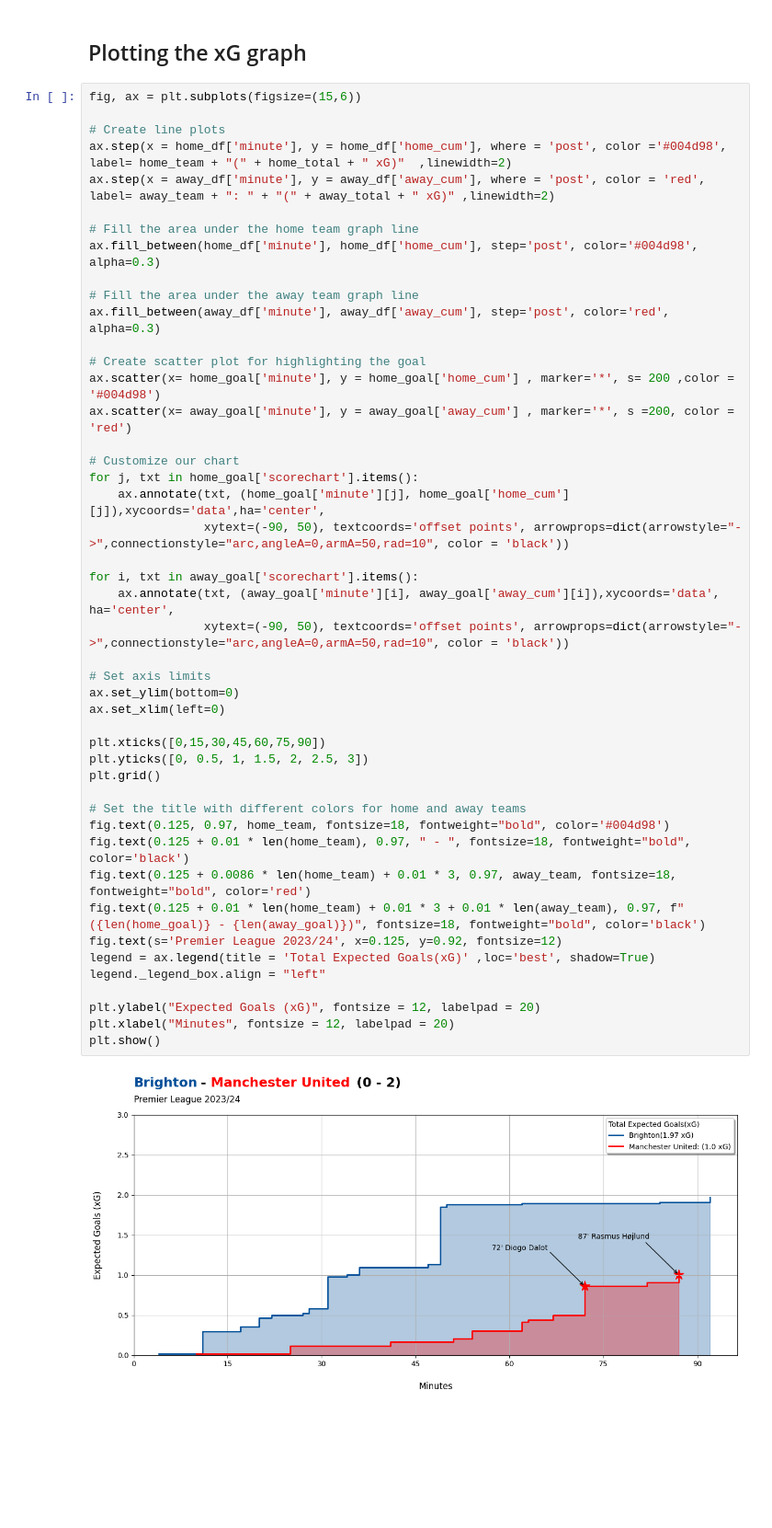
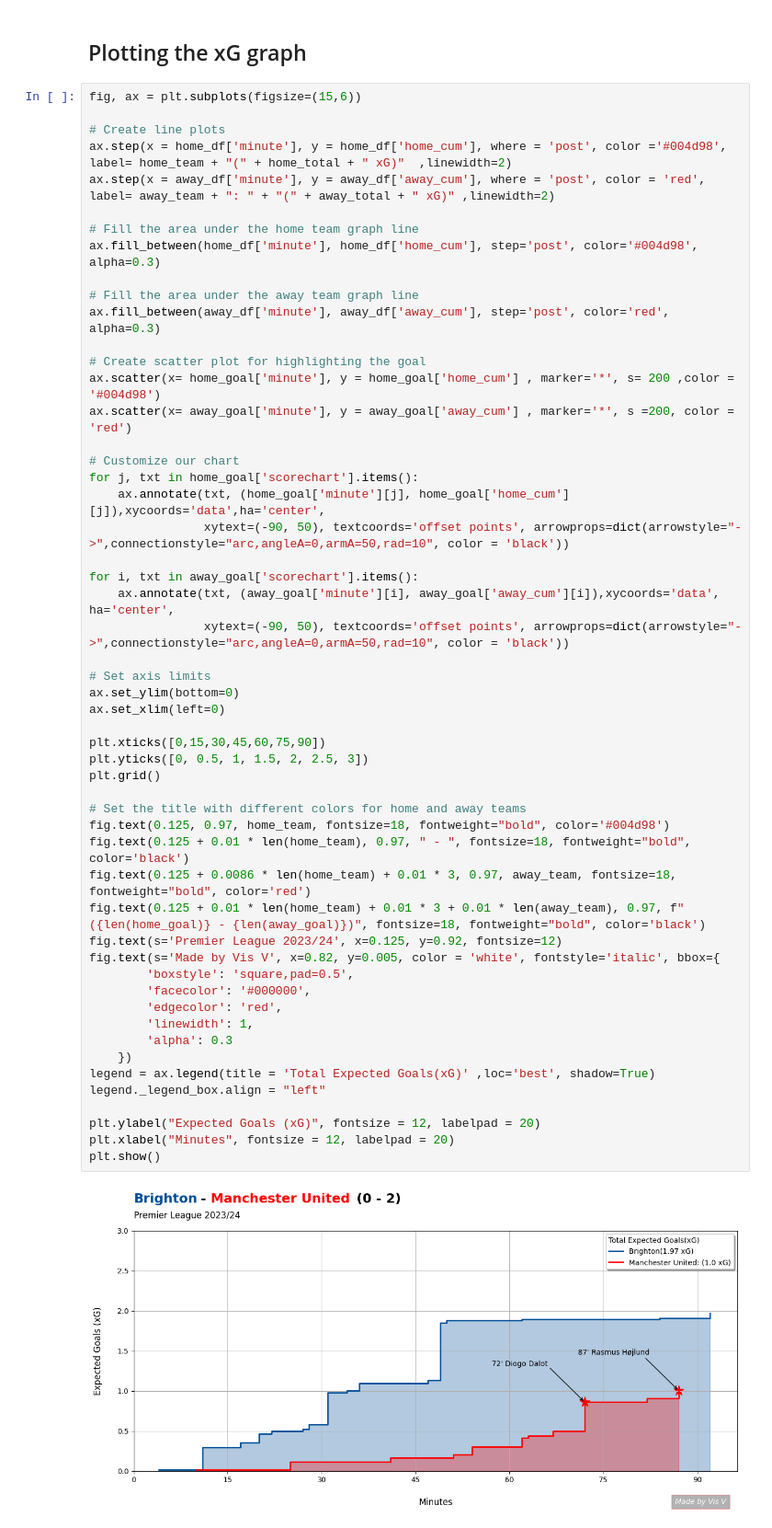
Before and after one commit to VismayaVU/Football-Data-Analytics, a Jupyter notebook: Brighton vs Man Utd [May 19, 2024]/xG Graph.ipynb, the cells around one changed output. Shown: that part at 92% size. Drawn from its saved outputs; the diff is of its cells as text; blank space fills up the shorter version.

```diff
--- a/Brighton vs Man Utd [May 19, 2024]/xG Graph.ipynb
+++ b/Brighton vs Man Utd [May 19, 2024]/xG Graph.ipynb
@@ -179,31 +179,38 @@ ax.scatter(x= away_goal['minute'], y = away_goal['away_cum'] , marker='*', s =20
 # Customize our chart
 for j, txt in home_goal['scorechart'].items():
     ax.annotate(txt, (home_goal['minute'][j], home_goal['home_cum'][j]),xycoords='data',ha='center',
                 xytext=(-90, 50), textcoords='offset points', arrowprops=dict(arrowstyle="->",connectionstyle="arc,angleA=0,armA=50,rad=10", color = 'black'))
 
 for i, txt in away_goal['scorechart'].items():
     ax.annotate(txt, (away_goal['minute'][i], away_goal['away_cum'][i]),xycoords='data', ha='center',
                 xytext=(-90, 50), textcoords='offset points', arrowprops=dict(arrowstyle="->",connectionstyle="arc,angleA=0,armA=50,rad=10", color = 'black'))
 
 # Set axis limits
 ax.set_ylim(bottom=0)
 ax.set_xlim(left=0)
 
 plt.xticks([0,15,30,45,60,75,90])
 plt.yticks([0, 0.5, 1, 1.5, 2, 2.5, 3])
 plt.grid()
 
 # Set the title with different colors for home and away teams
 fig.text(0.125, 0.97, home_team, fontsize=18, fontweight="bold", color='#004d98')
 fig.text(0.125 + 0.01 * len(home_team), 0.97, " - ", fontsize=18, fontweight="bold", color='black')
 fig.text(0.125 + 0.0086 * len(home_team) + 0.01 * 3, 0.97, away_team, fontsize=18, fontweight="bold", color='red')
 fig.text(0.125 + 0.01 * len(home_team) + 0.01 * 3 + 0.01 * len(away_team), 0.97, f" ({len(home_goal)} - {len(away_goal)})", fontsize=18, fontweight="bold", color='black')
 fig.text(s='Premier League 2023/24', x=0.125, y=0.92, fontsize=12)
+fig.text(s='Made by Vis V', x=0.82, y=0.005, color = 'white', fontstyle='italic', bbox={
+        'boxstyle': 'square,pad=0.5',
+        'facecolor': '#000000',
+        'edgecolor': 'red',
+        'linewidth': 1,
+        'alpha': 0.3
+    })
 legend = ax.legend(title = 'Total Expected Goals(xG)' ,loc='best', shadow=True)
 legend._legend_box.align = "left"
 
 plt.ylabel("Expected Goals (xG)", fontsize = 12, labelpad = 20)
 plt.xlabel("Minutes", fontsize = 12, labelpad = 20)
 plt.show()
 # %% [output]
-[figure, old version]
+[figure, new version]
```
Also changed, not shown: parts of 1 cell of this notebook, 1 other file.
